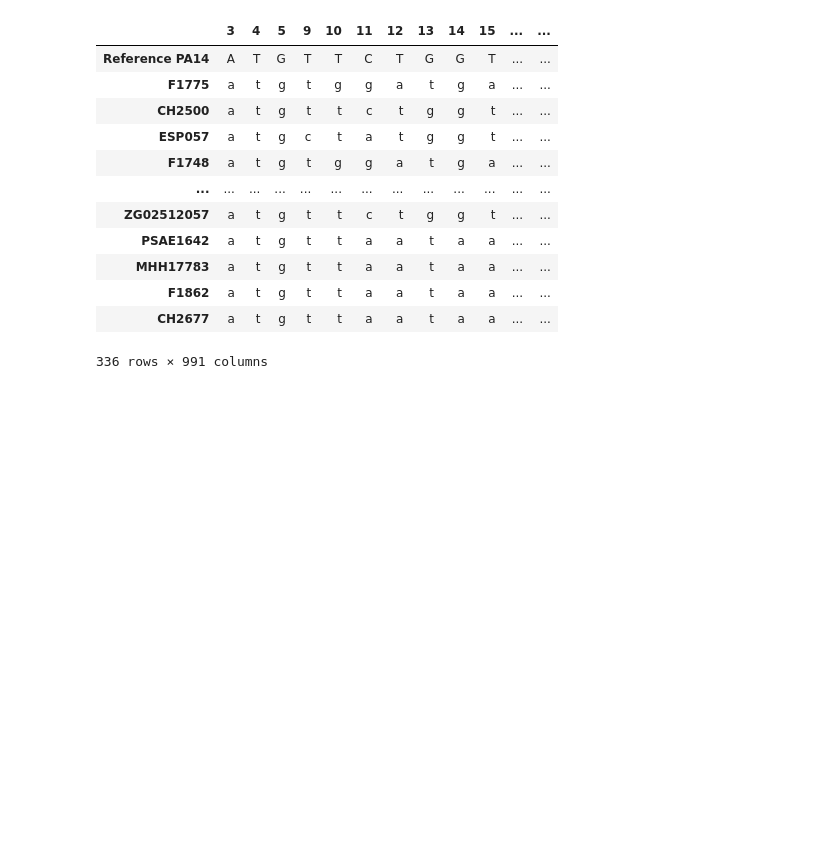
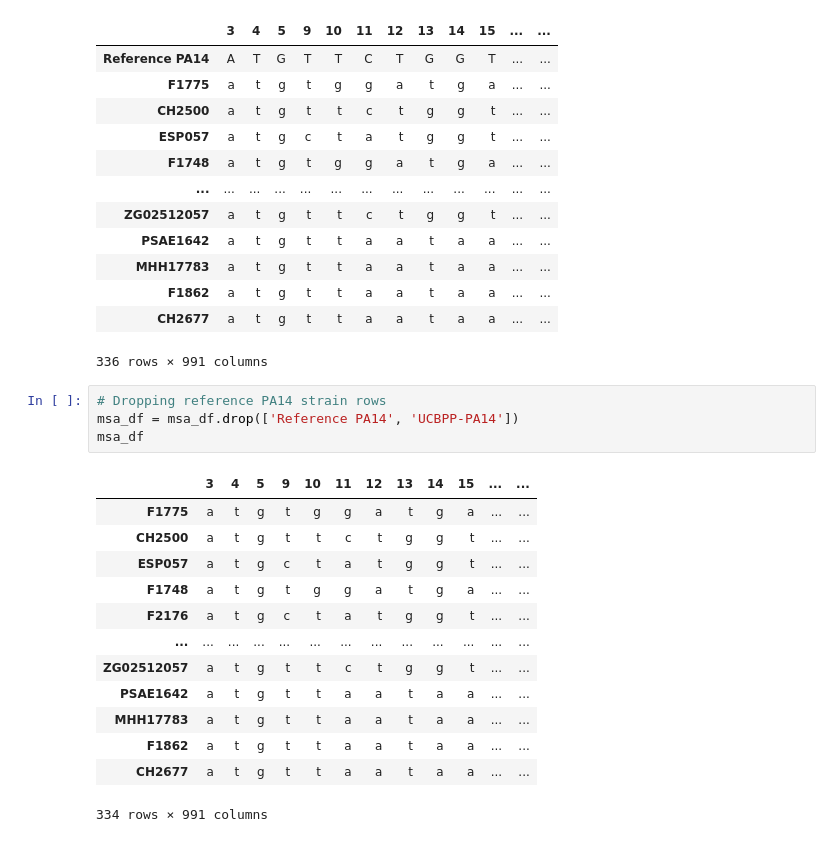
Before and after one commit to grahamgreene88/408-Research-Project, a Jupyter notebook: Antibiotic Resistance Prediction Notebook.ipynb, the cells around one changed output. Cells and saved outputs as stored; diff of their text form; blank space fills up the shorter version.

```diff
--- a/Antibiotic Resistance Prediction Notebook.ipynb
+++ b/Antibiotic Resistance Prediction Notebook.ipynb
@@ -201,3 +201,21 @@ msa_df
 | F1862 | a | t | g | t | t | a | a | t | a | a | ... | ... |
 | CH2677 | a | t | g | t | t | a | a | t | a | a | ... | ... |
 336 rows × 991 columns
+# %%
+# Dropping reference PA14 strain rows
+msa_df = msa_df.drop(['Reference PA14', 'UCBPP-PA14'])
+msa_df
+# %% [output]
+|  | 3 | 4 | 5 | 9 | 10 | 11 | 12 | 13 | 14 | 15 | ... | ... |
+| F1775 | a | t | g | t | g | g | a | t | g | a | ... | ... |
+| CH2500 | a | t | g | t | t | c | t | g | g | t | ... | ... |
+| ESP057 | a | t | g | c | t | a | t | g | g | t | ... | ... |
+| F1748 | a | t | g | t | g | g | a | t | g | a | ... | ... |
+| F2176 | a | t | g | c | t | a | t | g | g | t | ... | ... |
+| ... | ... | ... | ... | ... | ... | ... | ... | ... | ... | ... | ... | ... |
+| ZG02512057 | a | t | g | t | t | c | t | g | g | t | ... | ... |
+| PSAE1642 | a | t | g | t | t | a | a | t | a | a | ... | ... |
+| MHH17783 | a | t | g | t | t | a | a | t | a | a | ... | ... |
+| F1862 | a | t | g | t | t | a | a | t | a | a | ... | ... |
+| CH2677 | a | t | g | t | t | a | a | t | a | a | ... | ... |
+334 rows × 991 columns
```
Also changed, not shown: parts of 9 cells of this notebook.
